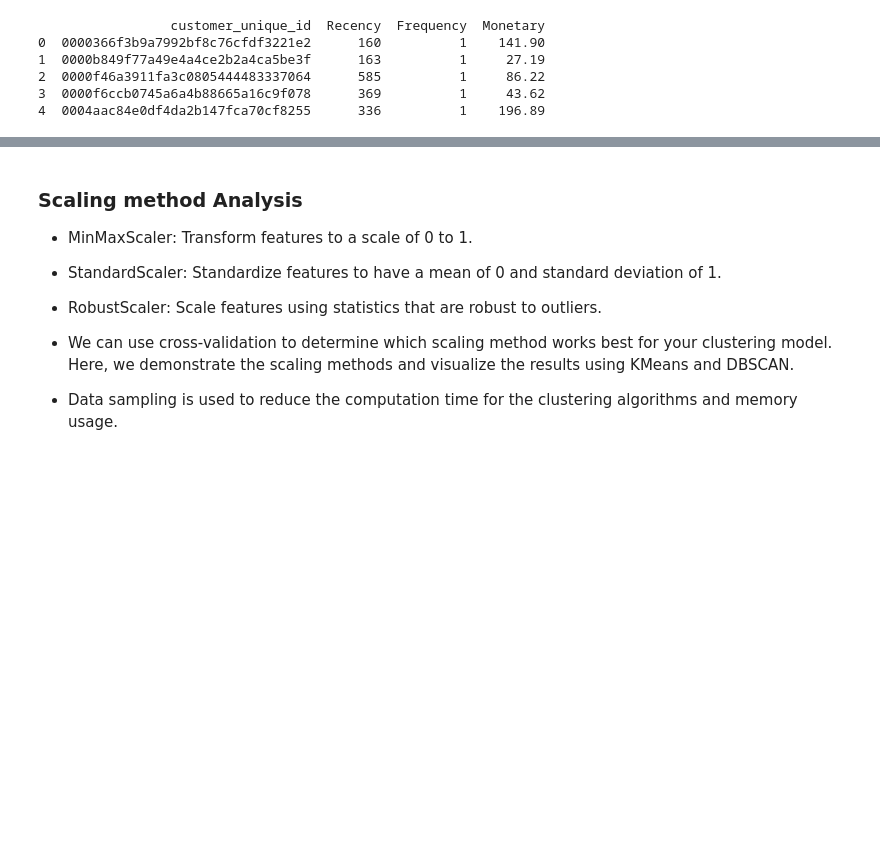
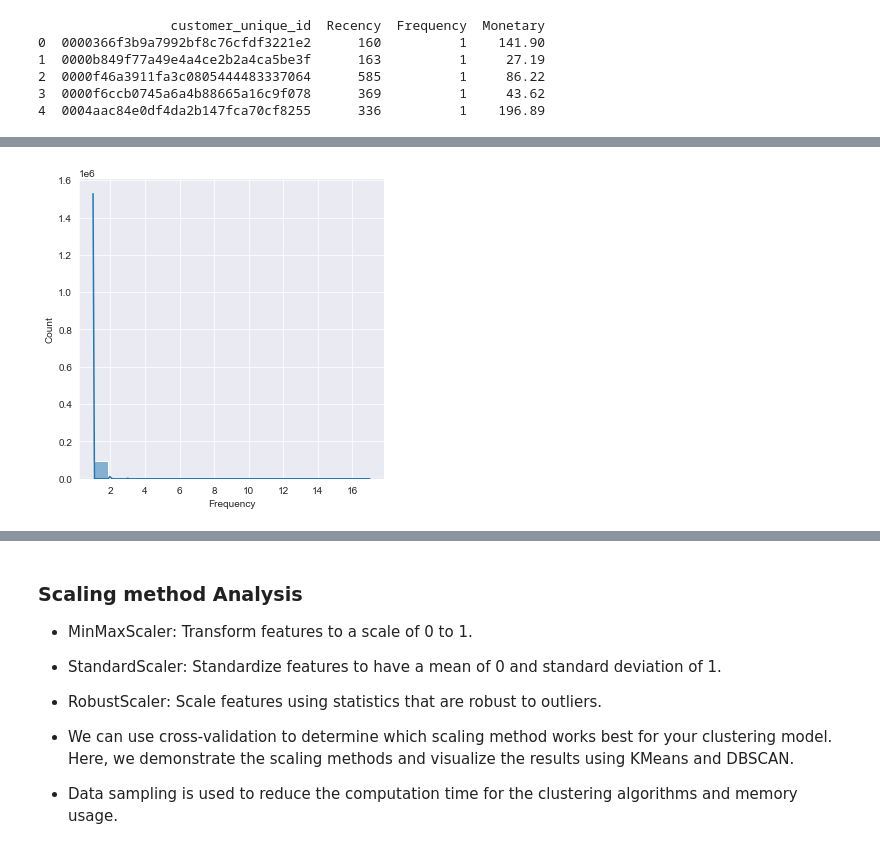
Before and after one commit to preudh/OC_IA_P5_Segment_e_commerce_site_customers, a Jupyter notebook: notebooks/Preudhomme_Patrice_2_notebook_exploration_082024.ipynb, the cells around one changed output, grey strips where cells are left out. Drawn from its saved outputs; the diff is of its cells as text; code cells hidden in the pictures; blank space fills up the shorter version.

```diff
--- a/notebooks/Preudhomme_Patrice_2_notebook_exploration_082024.ipynb
+++ b/notebooks/Preudhomme_Patrice_2_notebook_exploration_082024.ipynb
@@ -583,0 +606,6 @@ print(rfm.head())
+# %%
+# Frequency distribution plot
+x = RFMScores['Frequency']
+ax = sns.displot(x, kde=True)
+# %% [output]
+[figure, added]
```
Also changed, not shown: parts of 18 cells of this notebook.
